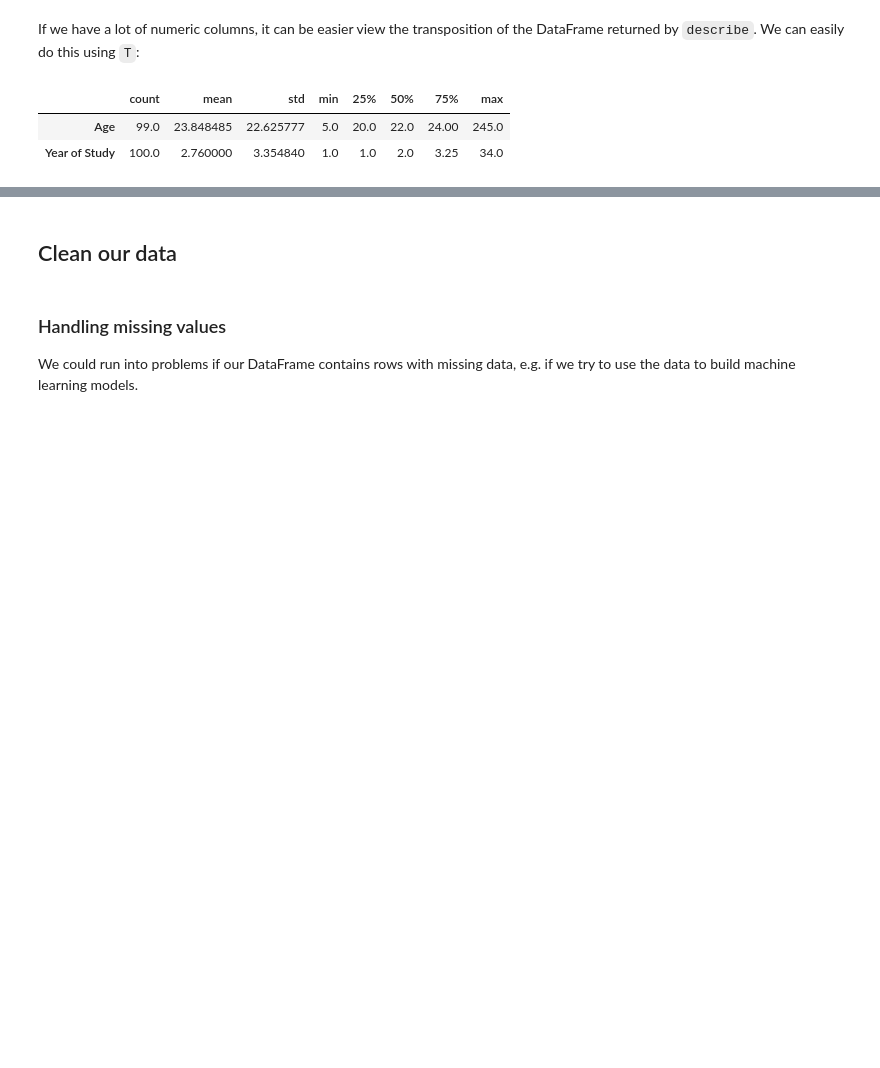
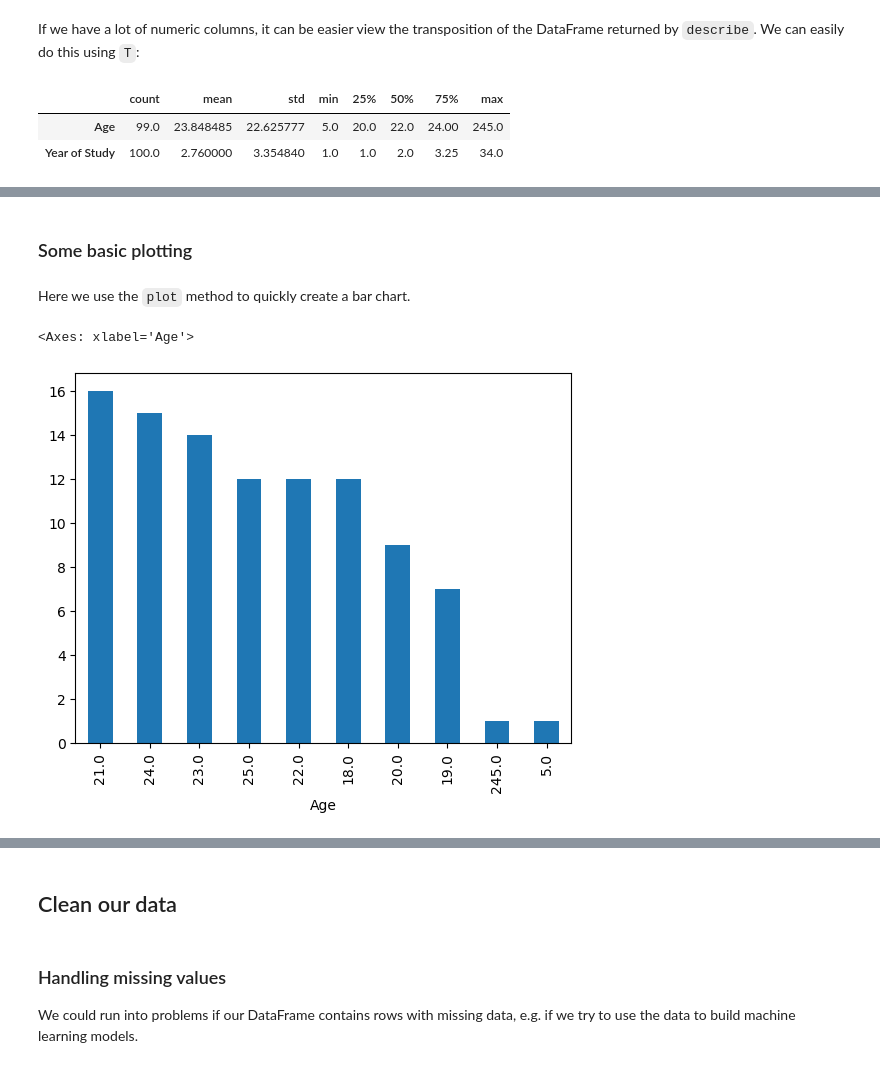
Before and after one commit to JohnMcKechnieGC/understanding-data, a Jupyter notebook: pandas_tutorial.ipynb, the cells around one changed output, grey strips where cells are left out. Saved outputs shown, nothing was run; the diff lists cells and outputs as text; code cells hidden in the pictures; blank space fills up the shorter version.

```diff
--- a/pandas_tutorial.ipynb
+++ b/pandas_tutorial.ipynb
@@ -217,0 +333,9 @@ students_df[10:15]
+# %% [markdown]
+### Some basic plotting
+# %% [markdown]
+Here we use the `plot` method to quickly create a bar chart.
+# %%
+students_df['Age'].value_counts().plot(kind='bar')
+# %% [output]
+<Axes: xlabel='Age'>
+[figure, added]
```
Also changed, not shown: parts of 42 cells of this notebook, 3 other files.
